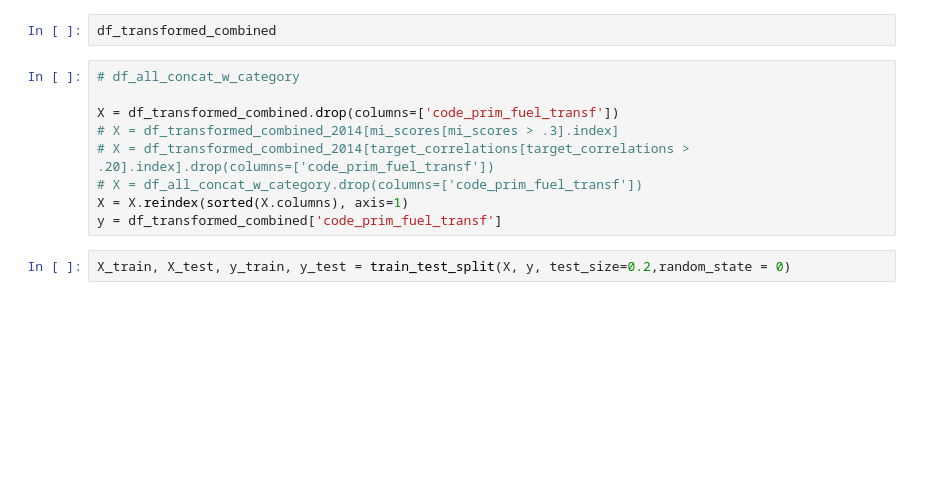
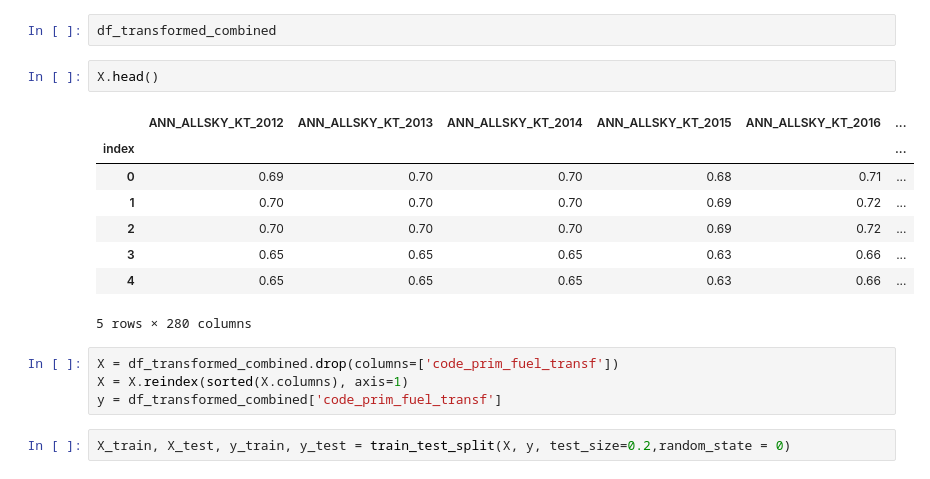
Before and after one commit to tomashbk/solar_wind_power_plants_prediction, a Jupyter notebook: notebooks/raws/3.2-Analysis-and-modeling-first-attempt.ipynb, the cells around one changed output. Saved outputs shown, nothing was run; the diff lists cells and outputs as text; blank space fills up the shorter version.

```diff
--- a/notebooks/raws/3.2-Analysis-and-modeling-first-attempt.ipynb
+++ b/notebooks/raws/3.2-Analysis-and-modeling-first-attempt.ipynb
@@ -397,13 +420,19 @@ utils.correlation_matrix(df_transformed_combined_2014)
 # utils.plot_scores(target_correlations[target_correlations > .20], "Correlations")
 # %%
 df_transformed_combined
+# %%
+X.head()
+# %% [output]
+|  | ANN_ALLSKY_KT_2012 | ANN_ALLSKY_KT_2013 | ANN_ALLSKY_KT_2014 | ANN_ALLSKY_KT_2015 | ANN_ALLSKY_KT_2016 | ... |
+| index |  |  |  |  |  | ... |
+| 0 | 0.69 | 0.70 | 0.70 | 0.68 | 0.71 | ... |
+| 1 | 0.70 | 0.70 | 0.70 | 0.69 | 0.72 | ... |
+| 2 | 0.70 | 0.70 | 0.70 | 0.69 | 0.72 | ... |
+| 3 | 0.65 | 0.65 | 0.65 | 0.63 | 0.66 | ... |
+| 4 | 0.65 | 0.65 | 0.65 | 0.63 | 0.66 | ... |
+5 rows × 280 columns
 # %%
-# df_all_concat_w_category
-
 X = df_transformed_combined.drop(columns=['code_prim_fuel_transf'])
-# X = df_transformed_combined_2014[mi_scores[mi_scores > .3].index]
-# X = df_transformed_combined_2014[target_correlations[target_correlations > .20].index].drop(columns=['code_prim_fuel_transf'])
-# X = df_all_concat_w_category.drop(columns=['code_prim_fuel_transf'])
 X = X.reindex(sorted(X.columns), axis=1)
 y = df_transformed_combined['code_prim_fuel_transf']
 # %%
```
Also changed, not shown: parts of 7 cells of this notebook, 3 other files.
